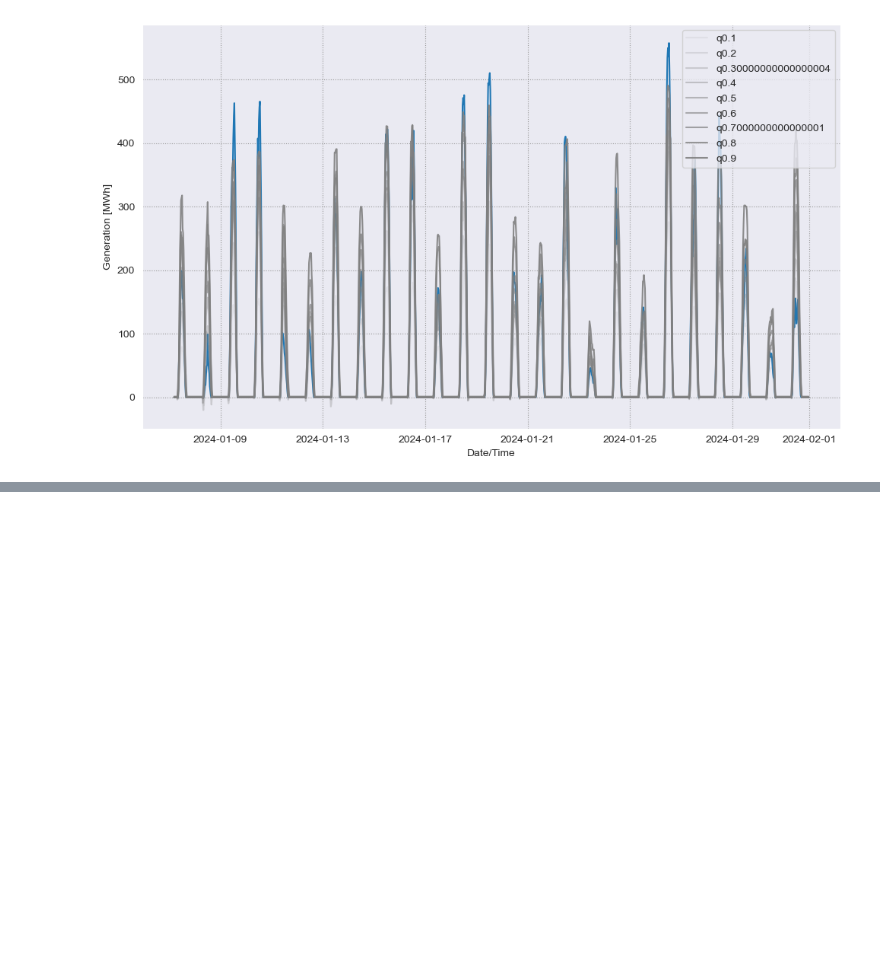
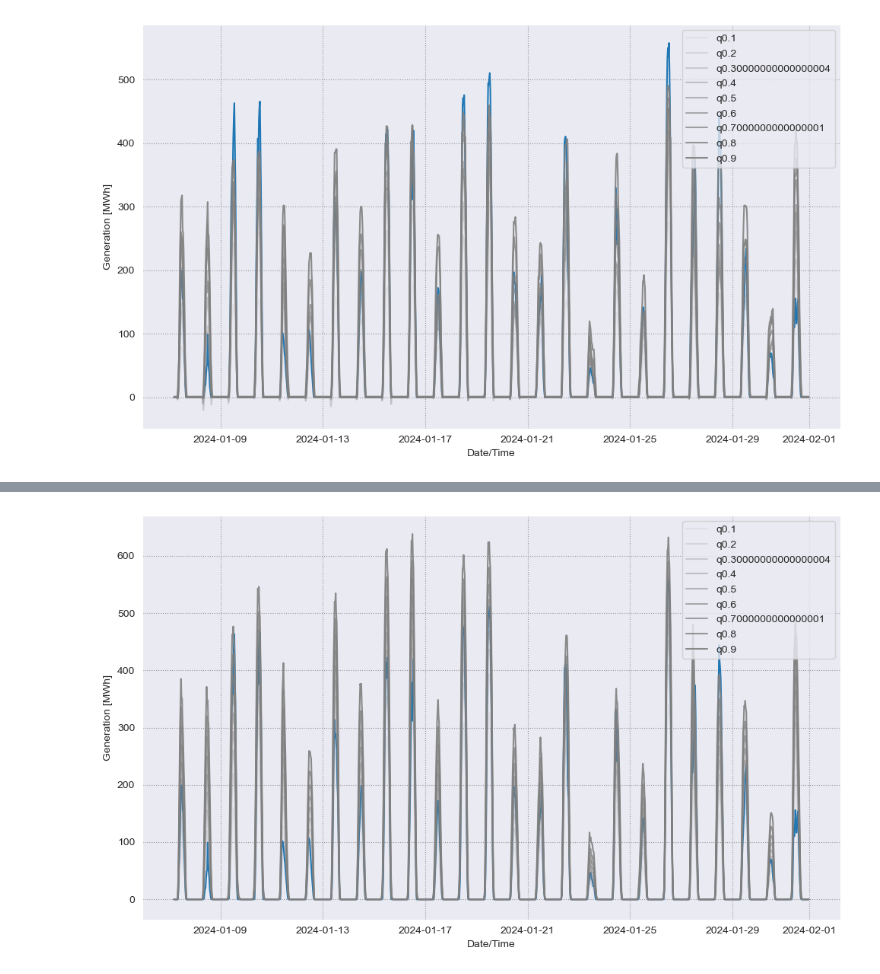
Before and after one commit to av1c3nna/awp2, a Jupyter notebook: code/model_training.ipynb, the cells around one changed output, grey strips where cells are left out. Drawn from its saved outputs; the diff is of its cells as text; code cells hidden in the pictures; blank space fills up the shorter version.

```diff
--- a/code/model_training.ipynb
+++ b/code/model_training.ipynb
@@ -407,0 +289,11 @@ xgboost_model_wind.plot_quantils(feature_engineerer_wind.y_test, qr_wind_nn, qua
+# %%
+import neural_networks
+importlib.reload(neural_networks)
+from functools import partial
+from itertools import chain
+import torch
+import torch.nn as nn
+quantiles = np.arange(0.1, 1.0, 0.1)
+
+nn_solar = neural_networks.Trainer(feature_engineerer_solar, neural_networks.q_model, quantiles, in_shape=30)
+nn_solar.train_and_test()
@@ -407,0 +318,4 @@ xgboost_model_wind.plot_quantils(feature_engineerer_wind.y_test, qr_wind_nn, qua
+# %%
+nn_solar.plot_quantils(feature_engineerer_solar.y_test, nn_solar.q_prediction_nn, quantiles)
+# %% [output]
+[figure, added]
```
Also changed, not shown: parts of 10 cells of this notebook, 1 other file.
